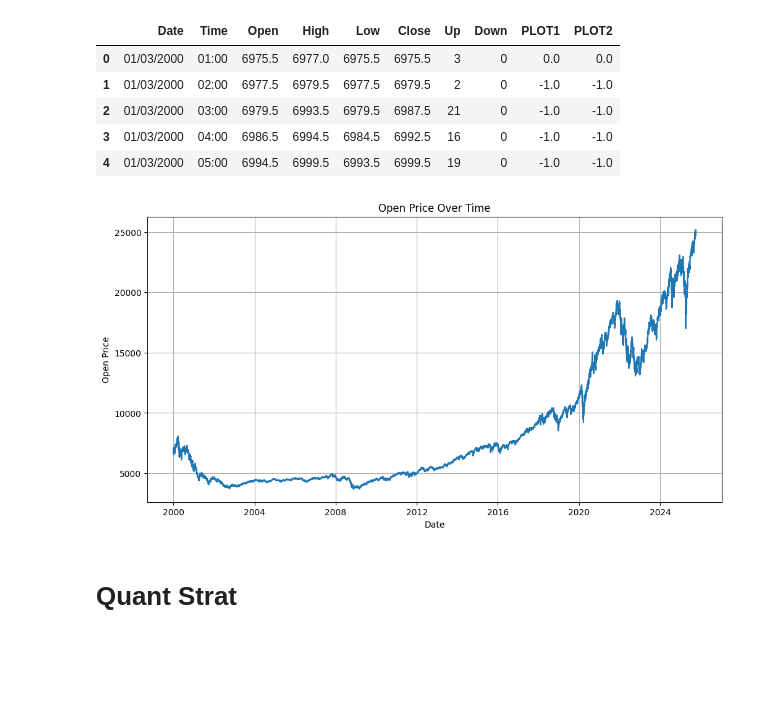
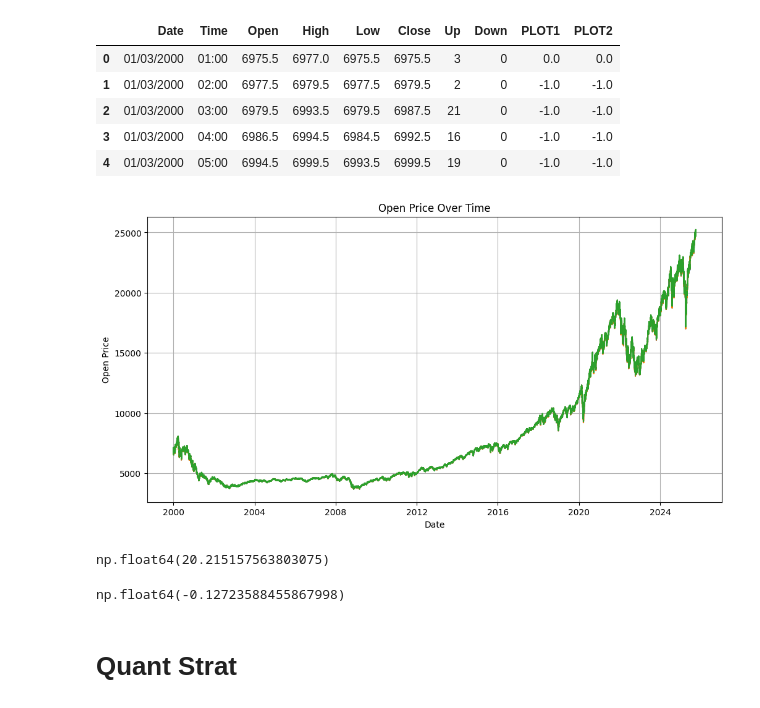
Before and after one commit to AloisECN/SP_Quant_strategies, a Jupyter notebook: main.ipynb, the cells around one changed output. Saved outputs shown, nothing was run; the diff lists cells and outputs as text; code cells hidden in the pictures; blank space fills up the shorter version.

```diff
--- a/main.ipynb
+++ b/main.ipynb
@@ -17,14 +18,26 @@ df.head()
 # %%
 df['Date'] = pd.to_datetime(df['Date'])
 plt.figure(figsize=(12, 6))
 plt.plot(df['Date'], df['Open'])
+plt.plot(df['Date'], df['Close'])
+plt.plot(df['Date'], df['High'])
 plt.title('Open Price Over Time')
 plt.xlabel('Date')
 plt.ylabel('Open Price')
 plt.grid(True)
 plt.show()
 # %% [output]
-[figure, old version]
+[figure, new version]
+# %%
+High_low_delta = np.mean(df["High"] - df["Low"])
+High_low_delta
+# %% [output]
+np.float64(20.215157563803075)
+# %%
+High_low_delta = np.mean(df["Open"] - df["Close"])
+High_low_delta
+# %% [output]
+np.float64(-0.12723588455867998)
 # %% [markdown]
 # Quant Strat
 # %% [markdown]
```
Also changed, not shown: parts of 6 cells of this notebook.
